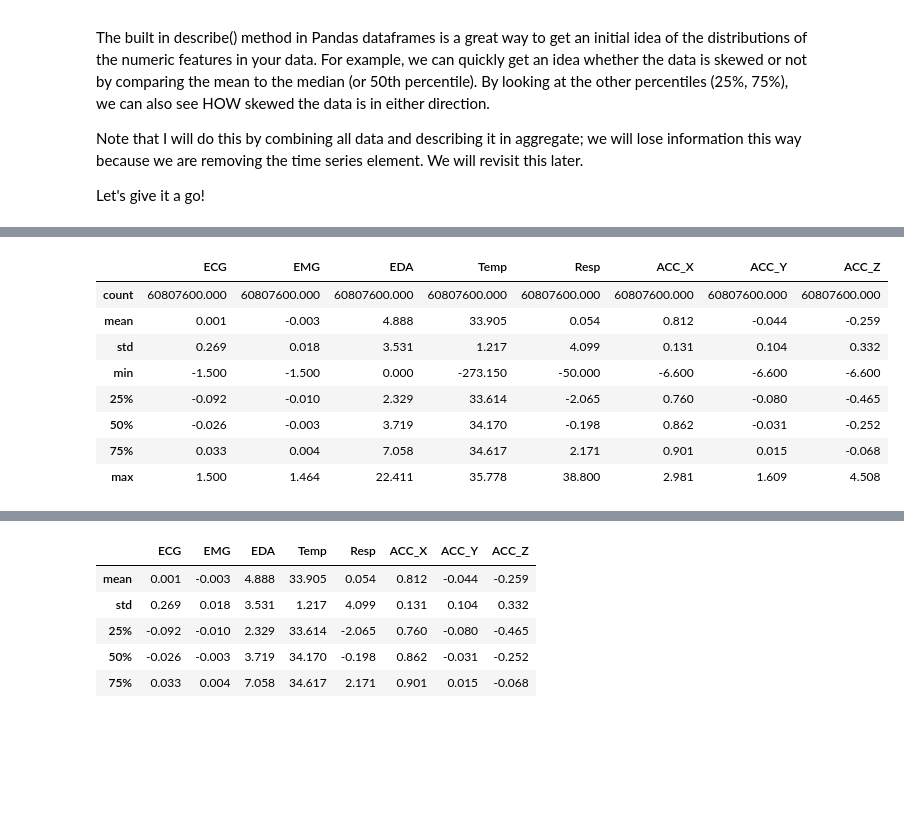
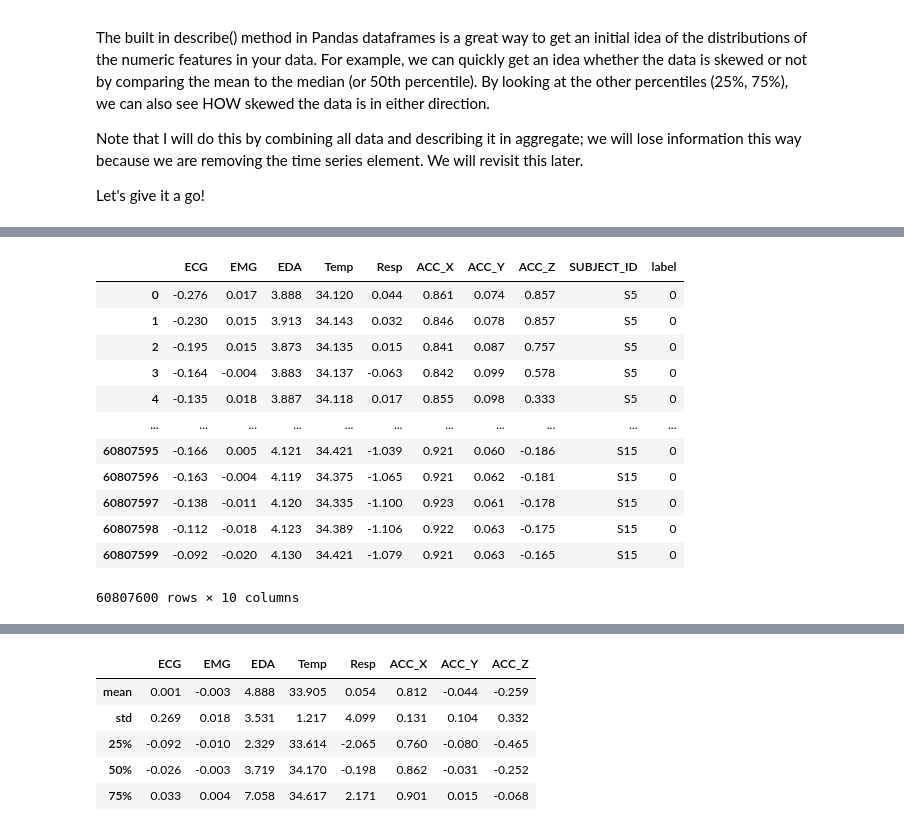
Before and after one commit to njfritter/Characteristic-Based-Time-Series-Clustering, a Jupyter notebook: rCode2012/notebooks/wesad_exploratory_analysis.ipynb, the cells around one changed output, grey strips where cells are left out. Cells and saved outputs as stored; diff of their text form; code cells hidden in the pictures; blank space fills up the shorter version.

```diff
--- a/rCode2012/notebooks/wesad_exploratory_analysis.ipynb
+++ b/rCode2012/notebooks/wesad_exploratory_analysis.ipynb
@@ -135,10 +135,15 @@ for file in filenames:
     wrist_temp_df = pd.DataFrame(wrist_dct['TEMP'],columns=['TEMP'])
 
     # Add labels as a separate object to be returned
-    # While the time granularity is the same as the chest data, I'm not sure yet how to use it
+    # While the time granularity is the same as the chest data, I'm not sure yet how to use it with the wrist data
     # So will just keep it separate and add as needed
-    labels = pd.Series(unpickled_file['label'],name='label')
-    mapped_labels = labels.map(label_map)
+    labels_df = pd.DataFrame(unpickled_file['label'],columns=['label'])
+    labels_df['mapped_label'] = labels_df['label'].map(label_map)
+    labels_df['SUBJECT_ID'] = subject_id
+
+    # Add subject id to all dataframes
+    for df in [final_chest_df, wrist_acc_df, wrist_bvp_df, wrist_eda_df, wrist_temp_df]:
+        df['SUBJECT_ID'] = subject_id
 
     subject_dct[subject_id] = {
         'chest_df': final_chest_df,
@@ -148,8 +153,7 @@ for file in filenames:
             'wrist_eda_df': wrist_eda_df,
             'wrist_temp_df': wrist_temp_df,
         },
-        'labels': labels,
-        'mapped_labels': mapped_labels,
+        'labels': labels_df,
     }
 
 # Return dictionary (TO DO: more preprocessing if possible)
@@ -220,0 +231,24 @@ all_subjects_chest_df
+# %%
+# First do without dropping index
+import time
+
+t0 = time.time()
+'''
+chest_data = []
+label_data = []
+for subject_id in subject_ids:
+    chest_data.append(subject_dct[subject_id]['chest_df'])
+    label_data.append(subject_dct[subject_id]['labels']['label'])
+all_subjects_chest_data_df = pd.concat(chest_data)
+all_subjects_labels_df = pd.concat(label_data)
+all_subjects_chest_df = pd.concat([all_subjects_chest_data_df.reset_index(drop=True),all_subjects_labels_df.reset_index(drop=True)],axis=1)
+'''
+
+all_subjects_chest_data_df = pd.concat([subject_dct[subject_id]['chest_df'] for subject_id in list(subject_dct.keys())])
+all_subjects_labels_df = pd.concat([subject_dct[subject_id]['labels']['label'] for subject_id in list(subject_dct.keys())])
+all_subjects_chest_df = pd.concat([all_subjects_chest_data_df,all_subjects_labels_df.reset_index(drop=True)],axis=1)
+
+t1 = time.time()
+
+total = t1-t0
+print('Joining without dropping the index first took', total, 'seconds to complete.')
@@ -221,12 +257,16 @@ all_subjects_chest_df
 # %%
-all_subjects_chest_df.describe()
+all_subjects_chest_df
 # %% [output]
-|  | ECG | EMG | EDA | Temp | Resp | ACC_X | ACC_Y | ACC_Z |
-| count | 60807600.000 | 60807600.000 | 60807600.000 | 60807600.000 | 60807600.000 | 60807600.000 | 60807600.000 | 60807600.000 |
-| mean | 0.001 | -0.003 | 4.888 | 33.905 | 0.054 | 0.812 | -0.044 | -0.259 |
-| std | 0.269 | 0.018 | 3.531 | 1.217 | 4.099 | 0.131 | 0.104 | 0.332 |
-| min | -1.500 | -1.500 | 0.000 | -273.150 | -50.000 | -6.600 | -6.600 | -6.600 |
-| 25% | -0.092 | -0.010 | 2.329 | 33.614 | -2.065 | 0.760 | -0.080 | -0.465 |
-| 50% | -0.026 | -0.003 | 3.719 | 34.170 | -0.198 | 0.862 | -0.031 | -0.252 |
-| 75% | 0.033 | 0.004 | 7.058 | 34.617 | 2.171 | 0.901 | 0.015 | -0.068 |
-| max | 1.500 | 1.464 | 22.411 | 35.778 | 38.800 | 2.981 | 1.609 | 4.508 |
+|  | ECG | EMG | EDA | Temp | Resp | ACC_X | ACC_Y | ACC_Z | SUBJECT_ID | label |
+| 0 | -0.276 | 0.017 | 3.888 | 34.120 | 0.044 | 0.861 | 0.074 | 0.857 | S5 | 0 |
+| 1 | -0.230 | 0.015 | 3.913 | 34.143 | 0.032 | 0.846 | 0.078 | 0.857 | S5 | 0 |
+| 2 | -0.195 | 0.015 | 3.873 | 34.135 | 0.015 | 0.841 | 0.087 | 0.757 | S5 | 0 |
+| 3 | -0.164 | -0.004 | 3.883 | 34.137 | -0.063 | 0.842 | 0.099 | 0.578 | S5 | 0 |
+| 4 | -0.135 | 0.018 | 3.887 | 34.118 | 0.017 | 0.855 | 0.098 | 0.333 | S5 | 0 |
+| ... | ... | ... | ... | ... | ... | ... | ... | ... | ... | ... |
+| 60807595 | -0.166 | 0.005 | 4.121 | 34.421 | -1.039 | 0.921 | 0.060 | -0.186 | S15 | 0 |
+| 60807596 | -0.163 | -0.004 | 4.119 | 34.375 | -1.065 | 0.921 | 0.062 | -0.181 | S15 | 0 |
+| 60807597 | -0.138 | -0.011 | 4.120 | 34.335 | -1.100 | 0.923 | 0.061 | -0.178 | S15 | 0 |
+| 60807598 | -0.112 | -0.018 | 4.123 | 34.389 | -1.106 | 0.922 | 0.063 | -0.175 | S15 | 0 |
+| 60807599 | -0.092 | -0.020 | 4.130 | 34.421 | -1.079 | 0.921 | 0.063 | -0.165 | S15 | 0 |
+60807600 rows × 10 columns
```
Also changed, not shown: parts of 33 cells of this notebook.
